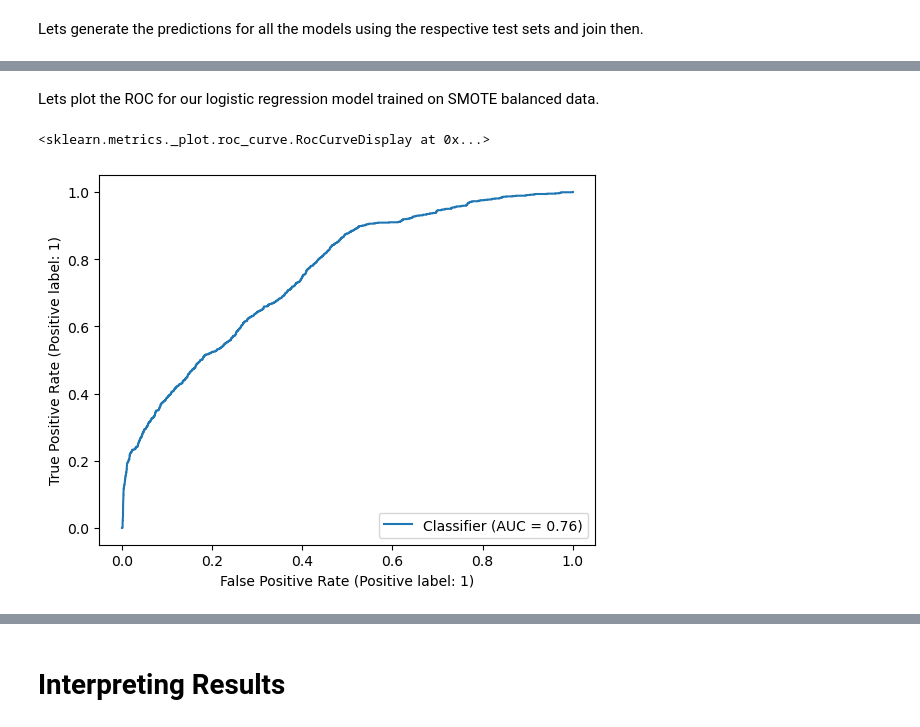
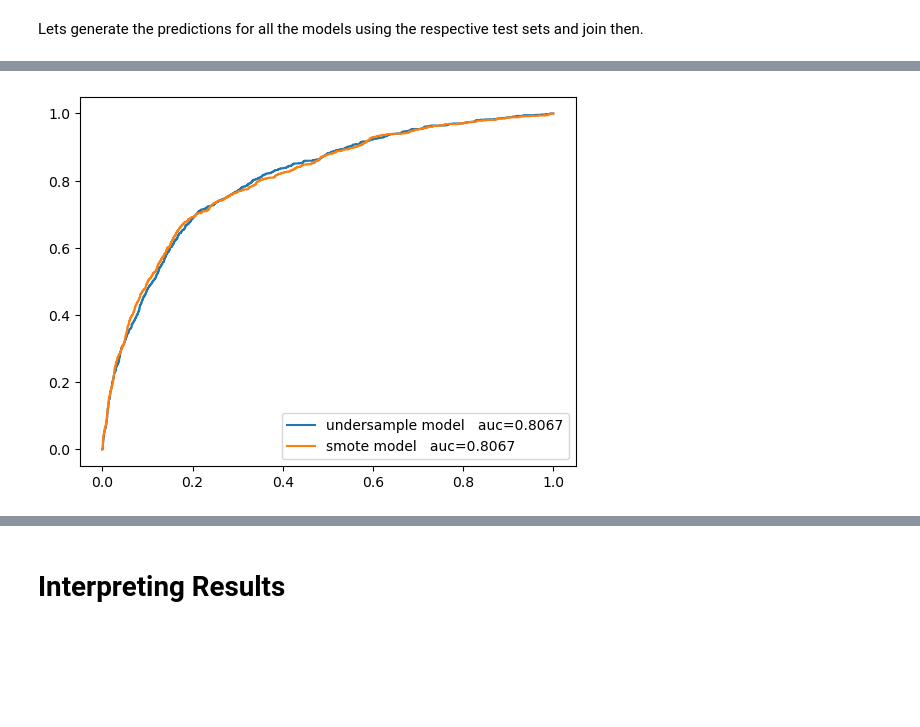
Before and after one commit to ahenrij/ets-mgl869-hive, a Jupyter notebook: src/lab/notebooks/logistic_regression.ipynb, the cells around one changed output, grey strips where cells are left out. Saved outputs shown, nothing was run; the diff lists cells and outputs as text; code cells hidden in the pictures; blank space fills up the shorter version.

```diff
--- a/src/lab/notebooks/logistic_regression.ipynb
+++ b/src/lab/notebooks/logistic_regression.ipynb
@@ -69,9 +69,15 @@ RocCurveDisplay.from_predictions(y_test, y_hat_undersample)
-# %% [markdown]
-Lets plot the ROC for our logistic regression model trained on SMOTE balanced data.
-# %%
-
-RocCurveDisplay.from_predictions(y_test, y_hat_smote)
-# %% [output]
-<sklearn.metrics._plot.roc_curve.RocCurveDisplay at 0x...>
-[figure, removed]
+# %%
+
+
+fpr, tpr, thresh = roc_curve(y_test, y_hat_undersample)
+auc = roc_auc_score(y_test, y_hat_undersample)
+plt.plot(fpr,tpr,label="undersample model   auc={:.4f}".format(auc))
+
+fpr, tpr, thresh = roc_curve(y_test, y_hat_smote)
+auc = roc_auc_score(y_test, y_hat_smote)
+plt.plot(fpr,tpr,label="smote model   auc={:.4f}".format(auc))
+
+legend = plt.legend(loc=0)
+# %% [output]
+[figure, added]
 # %% [markdown]
```
Also changed, not shown: parts of 12 cells of this notebook.
